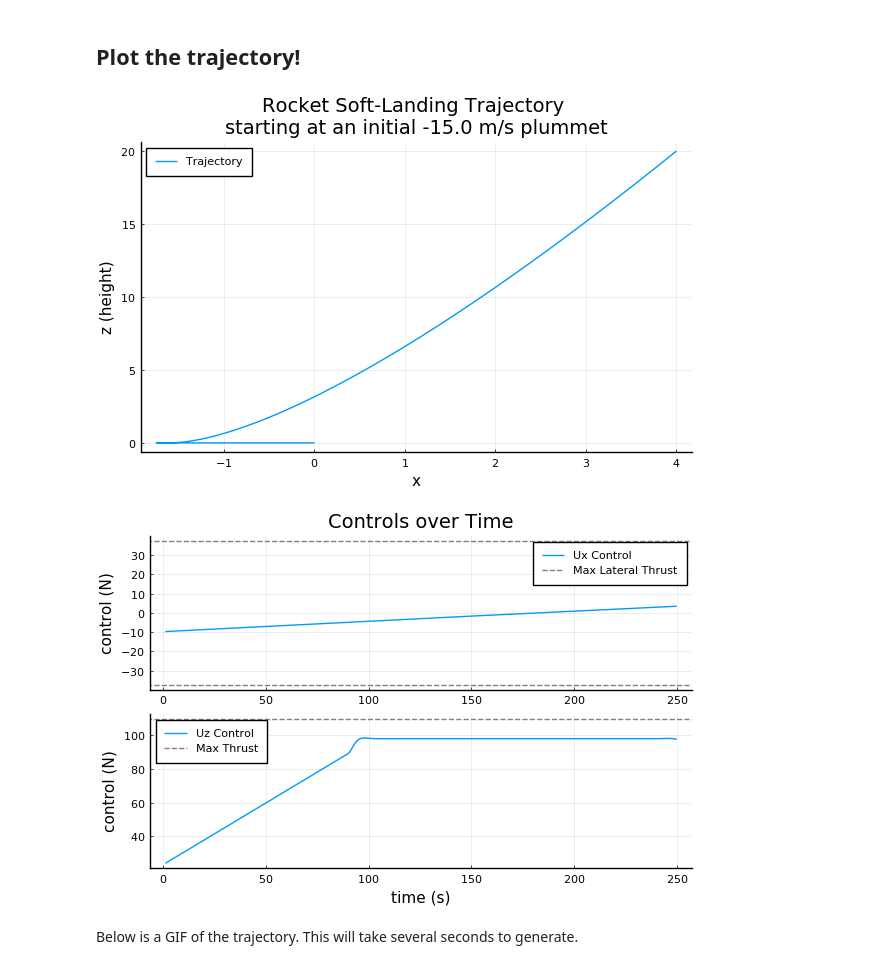
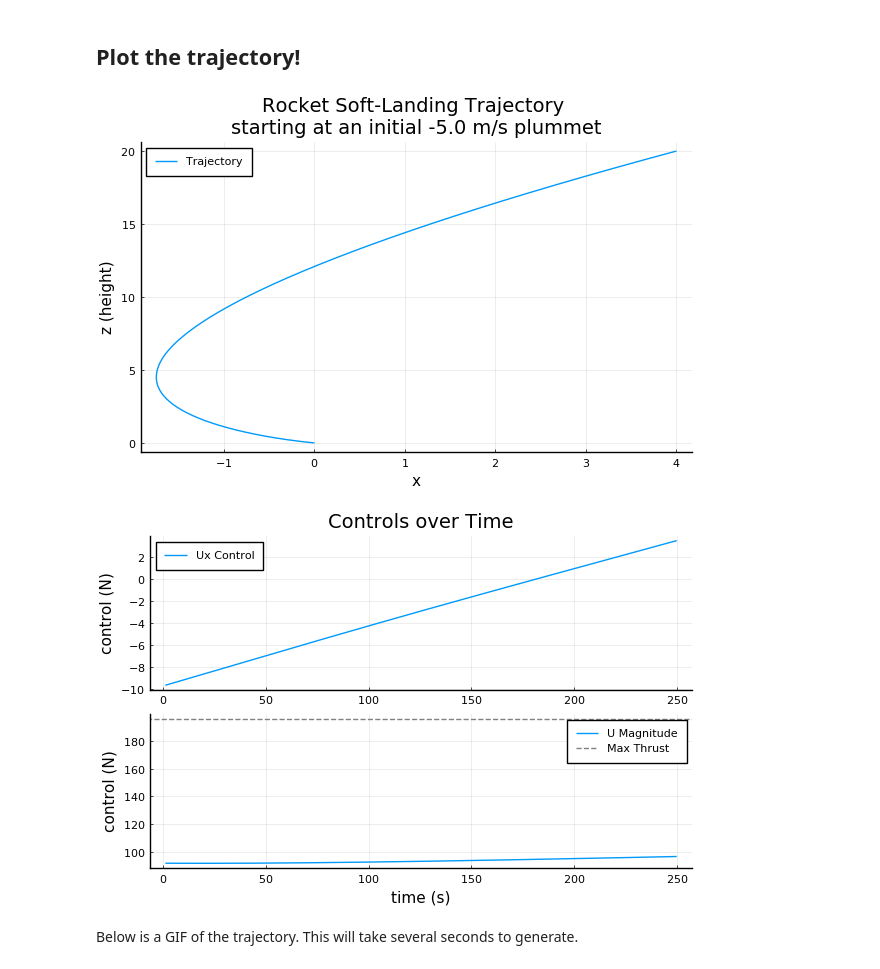
Before and after one commit to RoboticExplorationLab/altro-mpc-icra2021, a Jupyter notebook: benchmarks/rocket_landing/RocketLandingSOCPSimplified.ipynb, the cells around one changed output. Drawn from its saved outputs; the diff is of its cells as text; code cells hidden in the pictures.

Commit message:
SOCP Constraint not yet functional

```diff
--- a/benchmarks/rocket_landing/RocketLandingSOCPSimplified.ipynb
+++ b/benchmarks/rocket_landing/RocketLandingSOCPSimplified.ipynb
@@ -117,7 +119,7 @@ Rocket{Float64}(10.0, [0.0, 0.0, -9.81])
 Choose the initial and final points. Note that these must be full state vectors ($[x; y; z; v_x; v_y; v_z]$). The initial point is generally the rocket's current state. The final point is generally the rocket's landing stop. Note that the final velocity of the rocket should **always** be $[0.0; 0.0; 0.0]$ to have a **soft** landing.
 # %%
 # Initial and Final Conditions
-x0 = @SVector [4.0, 2.0, 20.0, -3.0, 2.0, -15.0] # Start at a 20 m altitude with an ~15 m/s plummet
+x0 = @SVector [4.0, 2.0, 20.0, -3.0, 2.0, -5.0] # Start at a 20 m altitude with an ~15 m/s plummet
 xf = @SVector zeros(n);  # Swing pendulum up and end at rest
 # %% [markdown]
 ## Set-Up the LQR Objective Function
@@ -146,14 +179,16 @@ conSet = ConstraintList(n,m,N)
 
 # Bounds
 ground_level = 0.0 # Crash Prevention Constraint
-umax = 11 * model.mass # Simplified Max Thrust Constraint
 theta = 20 # deg. Max Angle Constraint
-ulateral_max = umax * sind(theta)
+
+bnd = BoundConstraint(n,m, x_min=[-Inf, -Inf, ground_level,
+                                  -Inf, -Inf, -Inf])
 
 # To include the max thrust constraint
 perWeightMax = 2
-u_bnd = mass * norm(grav[3]) * perWeightMax
-maxT = NormConstraint(n, m, u_bnd, TrajectoryOptimizationj.SecondOrderCone(), :control)
+u_bnd = model.mass * norm(model.g[3]) * perWeightMax
+display(u_bnd)
+maxT = NormConstraint(n, m, u_bnd, Inequality(), :control)
 add_constraint!(conSet, maxT, 1:N-1)
 
 # Goal Constraint that the rocket must reach the landing site.
@@ -263,23 +321,23 @@ xlabel!("x")
 ylabel!("z (height)")
 title!(titleText)
 # %% [output]
-[figure, old version]
+[figure, new version]
 # %%
 plt_ux = plot(uxs, label = "Ux Control")
-hline!([-ulateral_max, ulateral_max], linecolor = :grey, linestyle = :dash,
-                label = "Max Lateral Thrust")
+# hline!([-ulateral_max, ulateral_max], linecolor = :grey, linestyle = :dash,
+#                 label = "Max Lateral Thrust")
 # xlabel!("time (s)")
 ylabel!("control (N)")
 title!("Controls over Time")
 
-plt_uz = plot(uzs, label = "Uz Control")
-hline!([umax], linecolor = :grey, linestyle = :dash, label = "Max Thrust")
+plt_umag = plot(norm.(U), label = "U Magnitude")
+hline!([u_bnd], linecolor = :grey, linestyle = :dash, label = "Max Thrust")
 xlabel!("time (s)")
 ylabel!("control (N)")
 
-plt_u = plot(plt_ux, plt_uz, layout = (2, 1))
+plt_u = plot(plt_ux, plt_umag, layout = (2, 1))
 # %% [output]
-[figure, old version]
+[figure, new version]
 # %% [markdown]
 Below is a GIF of the trajectory. This will take several seconds to generate.
 # %%
```
Also changed, not shown: parts of 13 cells of this notebook, 1 other file.
